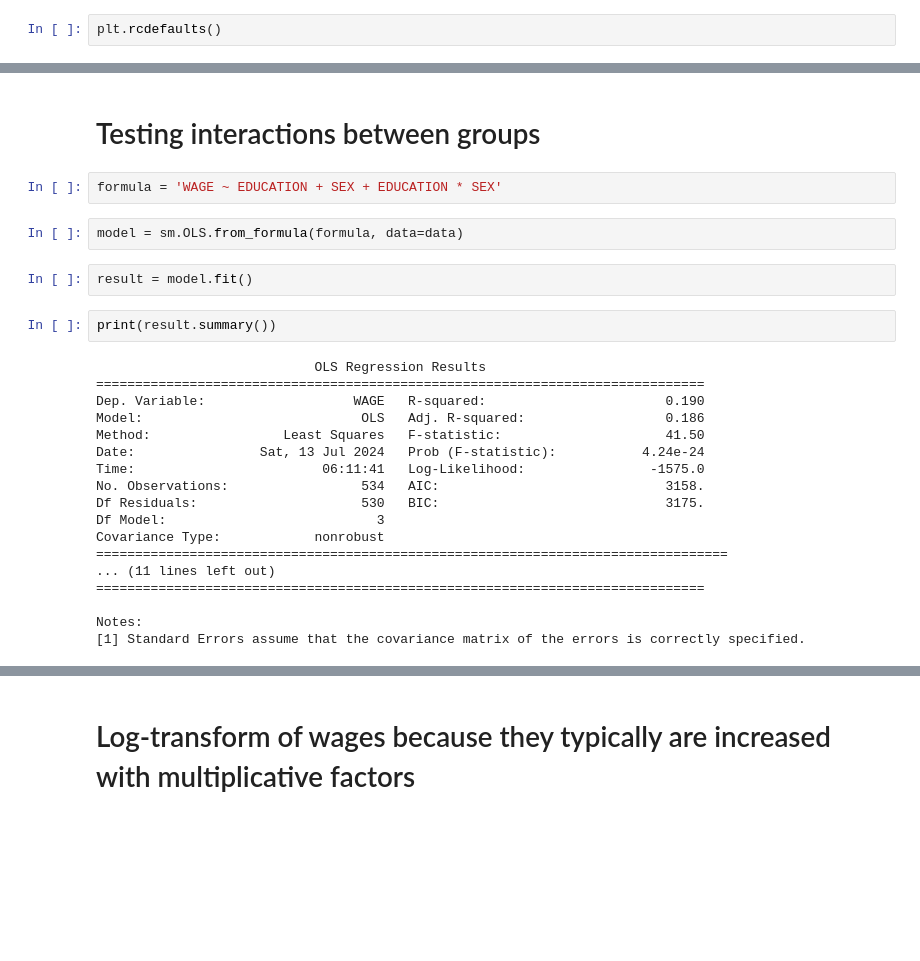
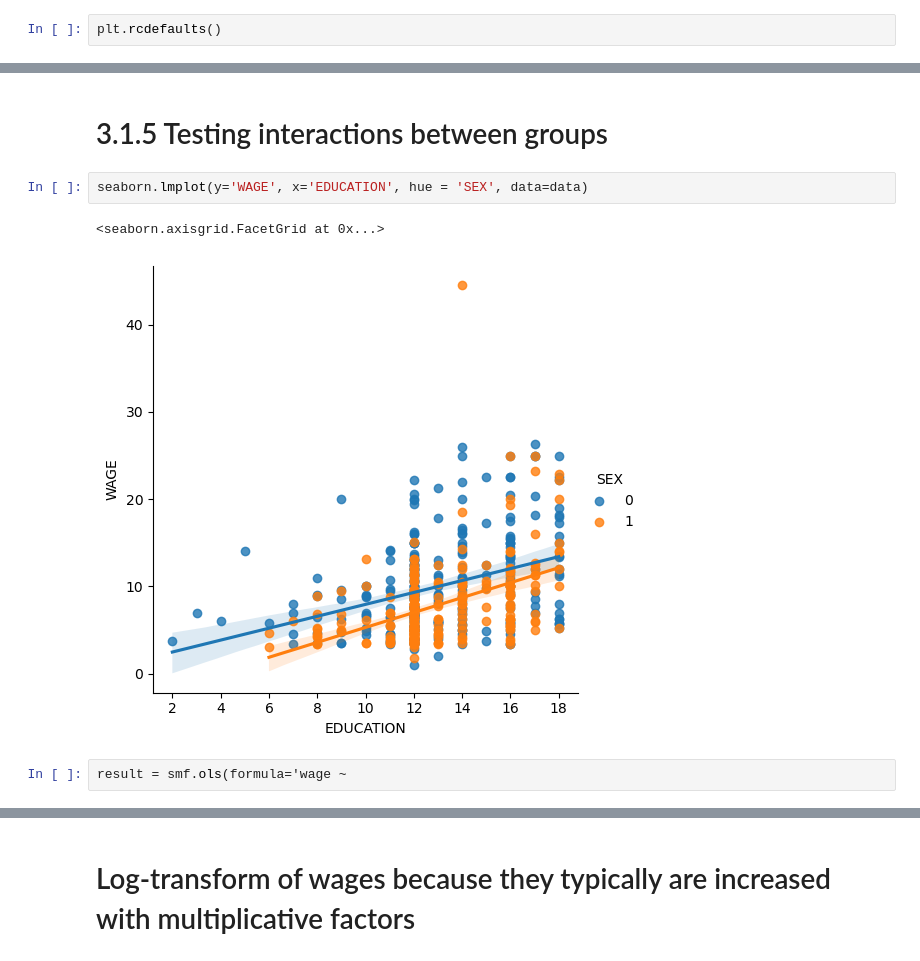
Before and after one commit to ZianneO/BSGP7030PythonStats, a Jupyter notebook: PythonStats.ipynb, the cells around one changed output, grey strips where cells are left out. Cells and saved outputs as stored; diff of their text form; blank space fills up the shorter version.

```diff
--- a/PythonStats.ipynb
+++ b/PythonStats.ipynb
@@ -459,28 +434,9 @@ seaborn.lmplot(y='WAGE', x='EDUCATION', data=data)
 # %% [markdown]
-# Testing interactions between groups
+# 3.1.5 Testing interactions between groups
 # %%
-formula = 'WAGE ~ EDUCATION + SEX + EDUCATION * SEX'
+seaborn.lmplot(y='WAGE', x='EDUCATION', hue = 'SEX', data=data)
+# %% [output]
+<seaborn.axisgrid.FacetGrid at 0x...>
+[figure, added]
-# %%
-model = sm.OLS.from_formula(formula, data=data)
-# %%
-result = model.fit()
-# %%
-print(result.summary())
-# %% [output]
-                            OLS Regression Results
-==============================================================================
-Dep. Variable:                   WAGE   R-squared:                       0.190
-Model:                            OLS   Adj. R-squared:                  0.186
-Method:                 Least Squares   F-statistic:                     41.50
-Date:                Sat, 13 Jul 2024   Prob (F-statistic):           4.24e-24
-Time:                        06:11:41   Log-Likelihood:                -1575.0
-No. Observations:                 534   AIC:                             3158.
-Df Residuals:                     530   BIC:                             3175.
-Df Model:                           3
-Covariance Type:            nonrobust
-=================================================================================
-... (11 lines left out)
-==============================================================================
-
-Notes:
-[1] Standard Errors assume that the covariance matrix of the errors is correctly specified.
+# %%
+result = smf.ols(formula='wage ~
```
Also changed, not shown: parts of 30 cells of this notebook.
